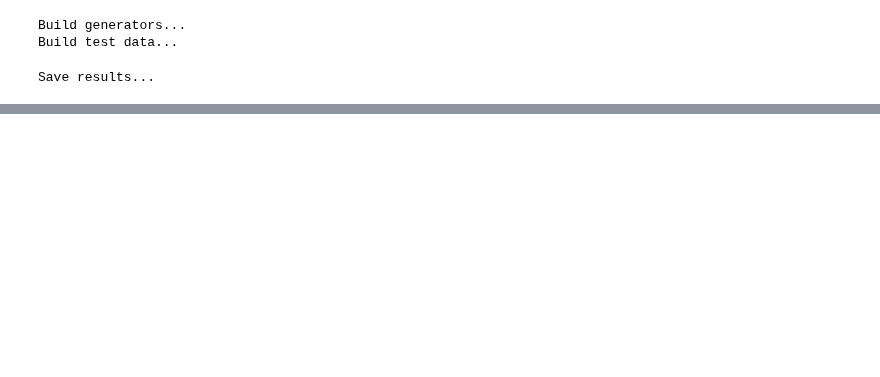
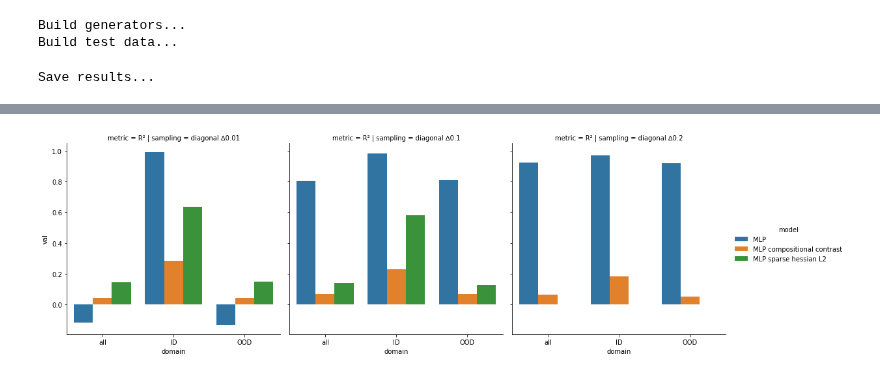
Before and after one commit to brendel-group/compositional-ood-generalization, a Jupyter notebook: regularizers.ipynb, the cells around one changed output, grey strips where cells are left out. Drawn from its saved outputs; the diff is of its cells as text; code cells hidden in the pictures; blank space fills up the shorter version.

```diff
--- a/regularizers.ipynb
+++ b/regularizers.ipynb
@@ -468,3 +517,8 @@ for sampling in samplings:
+# %%
+fg = sb.catplot(data=res_df.loc[(res_df['metric'].isin(['R²'])) & (res_df['model'].isin(['MLP', 'MLP compositional contrast', 'MLP sparse hessian L2']))], x='domain', y='val', hue='model', col='sampling', row='metric', kind='bar')
+# sb.barplot(data=res_df.loc[(res_df['metric'] == 'compositional contrast') & (res_df['sampling'] == 'diagonal ∆0.2')], y='val', x='model', hue='domain')
+# %% [output]
+[figure, added]
 # %%
 with open(r'res/i500_lr0001_all.pkl', 'rb') as f:
     normal = pk.load(f)
```
Also changed, not shown: parts of 7 cells of this notebook, 5 other files.
